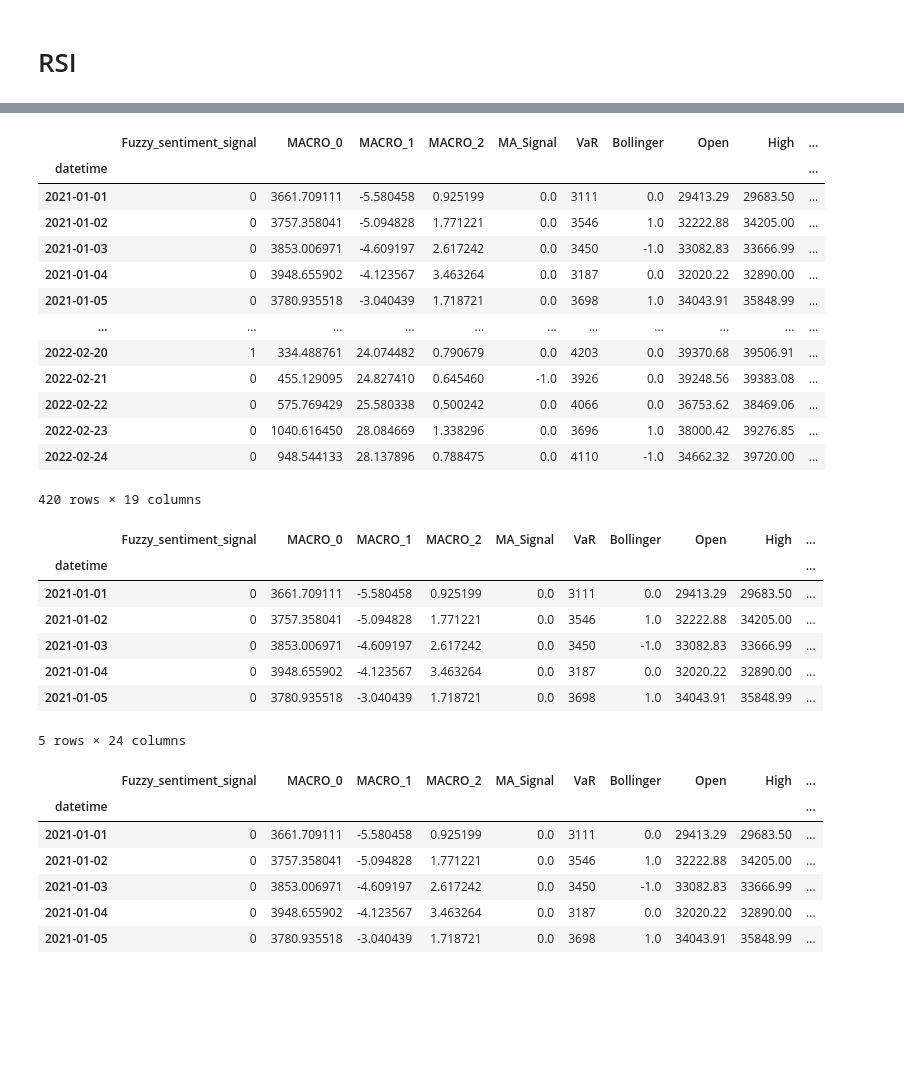
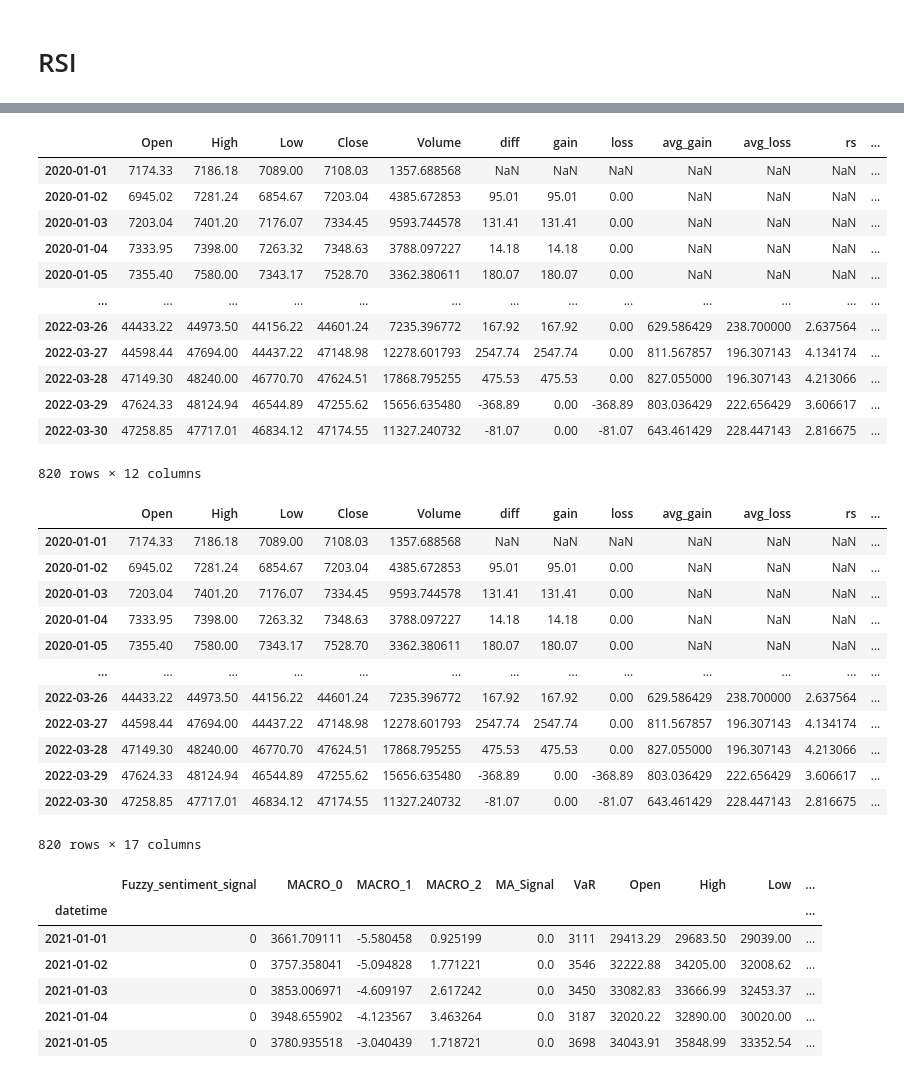
Before and after one commit to astronights/A4_Paper_Trading, a Jupyter notebook: notebooks/IS5006_Historical.ipynb, the cells around one changed output, grey strips where cells are left out. Drawn from its saved outputs; the diff is of its cells as text; code cells hidden in the pictures; blank space fills up the shorter version.

```diff
--- a/notebooks/IS5006_Historical.ipynb
+++ b/notebooks/IS5006_Historical.ipynb
@@ -375,6 +389,6 @@ updated_df.to_csv('IS5006_Historical.csv')
 # %% [markdown]
 # RSI
 # %%
-rsi_df = df.copy(deep = True)
+rsi_df = historical_df.copy(deep = True)
 rsi_df
 # %% [output]
@@ -403,53 +416,59 @@ rsi_df['rs'] = rsi_df['avg_gain'] / rsi_df['avg_loss']
 rsi_df['rsi'] = 100 - (100/(1.0 +rsi_df['rs']))
 rsi_df
 # %% [output]
-|  | Fuzzy_sentiment_signal | MACRO_0 | MACRO_1 | MACRO_2 | MA_Signal | VaR | Bollinger | Open | High | ... |
-| datetime |  |  |  |  |  |  |  |  |  | ... |
-| 2021-01-01 | 0 | 3661.709111 | -5.580458 | 0.925199 | 0.0 | 3111 | 0.0 | 29413.29 | 29683.50 | ... |
-| 2021-01-02 | 0 | 3757.358041 | -5.094828 | 1.771221 | 0.0 | 3546 | 1.0 | 32222.88 | 34205.00 | ... |
-| 2021-01-03 | 0 | 3853.006971 | -4.609197 | 2.617242 | 0.0 | 3450 | -1.0 | 33082.83 | 33666.99 | ... |
-| 2021-01-04 | 0 | 3948.655902 | -4.123567 | 3.463264 | 0.0 | 3187 | 0.0 | 32020.22 | 32890.00 | ... |
-| 2021-01-05 | 0 | 3780.935518 | -3.040439 | 1.718721 | 0.0 | 3698 | 1.0 | 34043.91 | 35848.99 | ... |
-| ... | ... | ... | ... | ... | ... | ... | ... | ... | ... | ... |
-| 2022-02-20 | 1 | 334.488761 | 24.074482 | 0.790679 | 0.0 | 4203 | 0.0 | 39370.68 | 39506.91 | ... |
-| 2022-02-21 | 0 | 455.129095 | 24.827410 | 0.645460 | -1.0 | 3926 | 0.0 | 39248.56 | 39383.08 | ... |
-| 2022-02-22 | 0 | 575.769429 | 25.580338 | 0.500242 | 0.0 | 4066 | 0.0 | 36753.62 | 38469.06 | ... |
-| 2022-02-23 | 0 | 1040.616450 | 28.084669 | 1.338296 | 0.0 | 3696 | 1.0 | 38000.42 | 39276.85 | ... |
-| 2022-02-24 | 0 | 948.544133 | 28.137896 | 0.788475 | 0.0 | 4110 | -1.0 | 34662.32 | 39720.00 | ... |
+|  | Open | High | Low | Close | Volume | diff | gain | loss | avg_gain | avg_loss | rs | ... |
+| 2020-01-01 | 7174.33 | 7186.18 | 7089.00 | 7108.03 | 1357.688568 | NaN | NaN | NaN | NaN | NaN | NaN | ... |
+| 2020-01-02 | 6945.02 | 7281.24 | 6854.67 | 7203.04 | 4385.672853 | 95.01 | 95.01 | 0.00 | NaN | NaN | NaN | ... |
+| 2020-01-03 | 7203.04 | 7401.20 | 7176.07 | 7334.45 | 9593.744578 | 131.41 | 131.41 | 0.00 | NaN | NaN | NaN | ... |
+| 2020-01-04 | 7333.95 | 7398.00 | 7263.32 | 7348.63 | 3788.097227 | 14.18 | 14.18 | 0.00 | NaN | NaN | NaN | ... |
+| 2020-01-05 | 7355.40 | 7580.00 | 7343.17 | 7528.70 | 3362.380611 | 180.07 | 180.07 | 0.00 | NaN | NaN | NaN | ... |
+| ... | ... | ... | ... | ... | ... | ... | ... | ... | ... | ... | ... | ... |
+| 2022-03-26 | 44433.22 | 44973.50 | 44156.22 | 44601.24 | 7235.396772 | 167.92 | 167.92 | 0.00 | 629.586429 | 238.700000 | 2.637564 | ... |
+| 2022-03-27 | 44598.44 | 47694.00 | 44437.22 | 47148.98 | 12278.601793 | 2547.74 | 2547.74 | 0.00 | 811.567857 | 196.307143 | 4.134174 | ... |
+| 2022-03-28 | 47149.30 | 48240.00 | 46770.70 | 47624.51 | 17868.795255 | 475.53 | 475.53 | 0.00 | 827.055000 | 196.307143 | 4.213066 | ... |
+| 2022-03-29 | 47624.33 | 48124.94 | 46544.89 | 47255.62 | 15656.635480 | -368.89 | 0.00 | -368.89 | 803.036429 | 222.656429 | 3.606617 | ... |
+| 2022-03-30 | 47258.85 | 47717.01 | 46834.12 | 47174.55 | 11327.240732 | -81.07 | 0.00 | -81.07 | 643.461429 | 228.447143 | 2.816675 | ... |
-420 rows × 19 columns
+820 rows × 12 columns
 # %%
 #rsi sell signal: overbought when rsi is more than 70
 #rsi buy signal: oversold when rsi is below 30
 rsi_overbought = 70
 rsi_oversold = 30
-rsi_df['Sell_Signal'] = np.where(rsi_df['rsi'] >= rsi_overbought, 1, 0)
+rsi_df['Sell_Signal'] = np.where(rsi_df['rsi'] >= rsi_overbought, -1, 0)
 rsi_df['Sell_Position'] = rsi_df['Sell_Signal'].diff()
+rsi_df['Sell_Position'] = np.where(rsi_df['Sell_Position'] == -1, -1, 0)
 rsi_df['Buy_Signal'] = np.where(rsi_df['rsi'] <= rsi_oversold, 1, 0)
 rsi_df['Buy_Position'] = rsi_df['Buy_Signal'].diff()
+rsi_df['Buy_Position'] = np.where(rsi_df['Buy_Position'] == 1, 1, 0)
 rsi_df['RSI_Signal'] = rsi_df['Sell_Position'] + rsi_df['Buy_Position']
 rsi_df
 # %% [output]
-|  | Fuzzy_sentiment_signal | MACRO_0 | MACRO_1 | MACRO_2 | MA_Signal | VaR | Bollinger | Open | High | ... |
-| datetime |  |  |  |  |  |  |  |  |  | ... |
-| 2021-01-01 | 0 | 3661.709111 | -5.580458 | 0.925199 | 0.0 | 3111 | 0.0 | 29413.29 | 29683.50 | ... |
-| 2021-01-02 | 0 | 3757.358041 | -5.094828 | 1.771221 | 0.0 | 3546 | 1.0 | 32222.88 | 34205.00 | ... |
-| 2021-01-03 | 0 | 3853.006971 | -4.609197 | 2.617242 | 0.0 | 3450 | -1.0 | 33082.83 | 33666.99 | ... |
-| 2021-01-04 | 0 | 3948.655902 | -4.123567 | 3.463264 | 0.0 | 3187 | 0.0 | 32020.22 | 32890.00 | ... |
-| 2021-01-05 | 0 | 3780.935518 | -3.040439 | 1.718721 | 0.0 | 3698 | 1.0 | 34043.91 | 35848.99 | ... |
+|  | Open | High | Low | Close | Volume | diff | gain | loss | avg_gain | avg_loss | rs | ... |
+| 2020-01-01 | 7174.33 | 7186.18 | 7089.00 | 7108.03 | 1357.688568 | NaN | NaN | NaN | NaN | NaN | NaN | ... |
+| 2020-01-02 | 6945.02 | 7281.24 | 6854.67 | 7203.04 | 4385.672853 | 95.01 | 95.01 | 0.00 | NaN | NaN | NaN | ... |
+| 2020-01-03 | 7203.04 | 7401.20 | 7176.07 | 7334.45 | 9593.744578 | 131.41 | 131.41 | 0.00 | NaN | NaN | NaN | ... |
+| 2020-01-04 | 7333.95 | 7398.00 | 7263.32 | 7348.63 | 3788.097227 | 14.18 | 14.18 | 0.00 | NaN | NaN | NaN | ... |
+| 2020-01-05 | 7355.40 | 7580.00 | 7343.17 | 7528.70 | 3362.380611 | 180.07 | 180.07 | 0.00 | NaN | NaN | NaN | ... |
+| ... | ... | ... | ... | ... | ... | ... | ... | ... | ... | ... | ... | ... |
+| 2022-03-26 | 44433.22 | 44973.50 | 44156.22 | 44601.24 | 7235.396772 | 167.92 | 167.92 | 0.00 | 629.586429 | 238.700000 | 2.637564 | ... |
+| 2022-03-27 | 44598.44 | 47694.00 | 44437.22 | 47148.98 | 12278.601793 | 2547.74 | 2547.74 | 0.00 | 811.567857 | 196.307143 | 4.134174 | ... |
+| 2022-03-28 | 47149.30 | 48240.00 | 46770.70 | 47624.51 | 17868.795255 | 475.53 | 475.53 | 0.00 | 827.055000 | 196.307143 | 4.213066 | ... |
+| 2022-03-29 | 47624.33 | 48124.94 | 46544.89 | 47255.62 | 15656.635480 | -368.89 | 0.00 | -368.89 | 803.036429 | 222.656429 | 3.606617 | ... |
+| 2022-03-30 | 47258.85 | 47717.01 | 46834.12 | 47174.55 | 11327.240732 | -81.07 | 0.00 | -81.07 | 643.461429 | 228.447143 | 2.816675 | ... |
-5 rows × 24 columns
+820 rows × 17 columns
 # %%
-updated_df = df.merge(rsi_df[['RSI_Signal']], left_on=df.index, right_on=rsi_df[['RSI_SIgnal']].index, how='left')
+updated_df = df.merge(rsi_df[['RSI_Signal']], left_on=df.index, right_on=rsi_df[['RSI_Signal']].index, how='left')
 updated_df.rename({'key_0': 'datetime'}, inplace=True, axis=1)
 updated_df.set_index('datetime', inplace=True)
 updated_df.sort_index(ascending=True, inplace=True)
 updated_df.head()
 # %% [output]
-|  | Fuzzy_sentiment_signal | MACRO_0 | MACRO_1 | MACRO_2 | MA_Signal | VaR | Bollinger | Open | High | ... |
+|  | Fuzzy_sentiment_signal | MACRO_0 | MACRO_1 | MACRO_2 | MA_Signal | VaR | Open | High | Low | ... |
 | datetime |  |  |  |  |  |  |  |  |  | ... |
-| 2021-01-01 | 0 | 3661.709111 | -5.580458 | 0.925199 | 0.0 | 3111 | 0.0 | 29413.29 | 29683.50 | ... |
-| 2021-01-02 | 0 | 3757.358041 | -5.094828 | 1.771221 | 0.0 | 3546 | 1.0 | 32222.88 | 34205.00 | ... |
-| 2021-01-03 | 0 | 3853.006971 | -4.609197 | 2.617242 | 0.0 | 3450 | -1.0 | 33082.83 | 33666.99 | ... |
-| 2021-01-04 | 0 | 3948.655902 | -4.123567 | 3.463264 | 0.0 | 3187 | 0.0 | 32020.22 | 32890.00 | ... |
-| 2021-01-05 | 0 | 3780.935518 | -3.040439 | 1.718721 | 0.0 | 3698 | 1.0 | 34043.91 | 35848.99 | ... |
+| 2021-01-01 | 0 | 3661.709111 | -5.580458 | 0.925199 | 0.0 | 3111 | 29413.29 | 29683.50 | 29039.00 | ... |
+| 2021-01-02 | 0 | 3757.358041 | -5.094828 | 1.771221 | 0.0 | 3546 | 32222.88 | 34205.00 | 32008.62 | ... |
+| 2021-01-03 | 0 | 3853.006971 | -4.609197 | 2.617242 | 0.0 | 3450 | 33082.83 | 33666.99 | 32453.37 | ... |
+| 2021-01-04 | 0 | 3948.655902 | -4.123567 | 3.463264 | 0.0 | 3187 | 32020.22 | 32890.00 | 30020.00 | ... |
+| 2021-01-05 | 0 | 3780.935518 | -3.040439 | 1.718721 | 0.0 | 3698 | 34043.91 | 35848.99 | 33352.54 | ... |
 # %%
 updated_df.to_csv('IS5006_Historical.csv')
```
Also changed, not shown: parts of 8 cells of this notebook, 8 other files.
